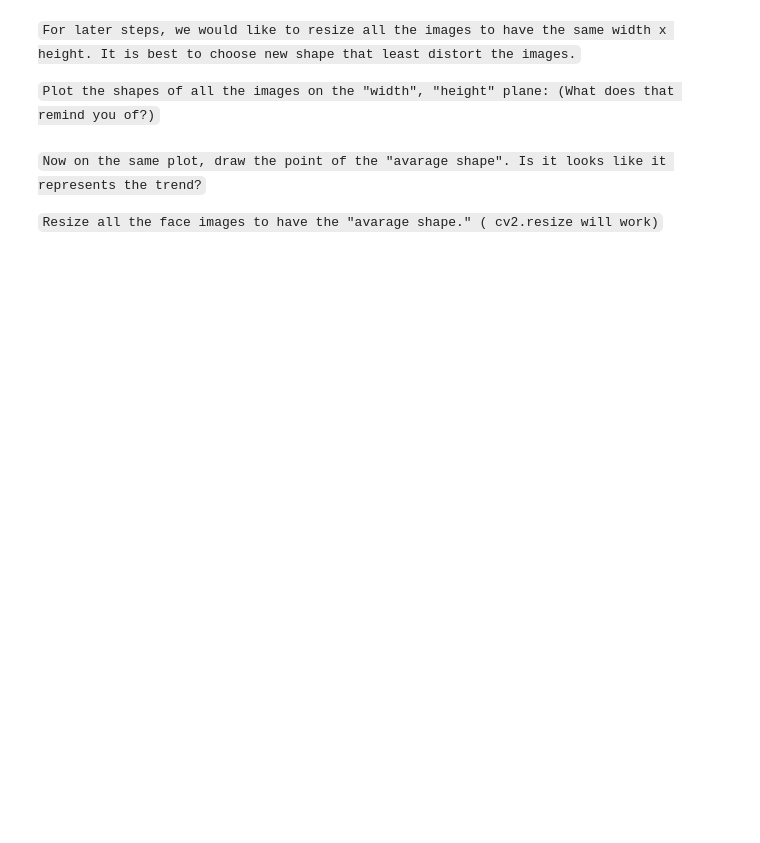
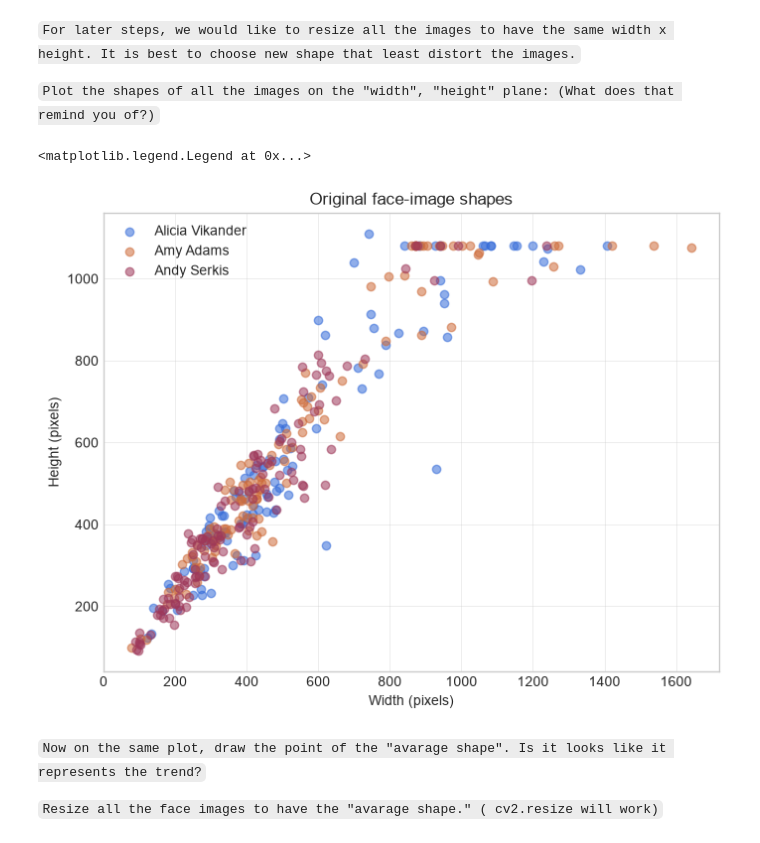
Before and after one commit to Avraham2489/DS_Training, a Jupyter notebook: D - ML/unsupervised/exercise/__clustering_exercise.ipynb, the cells around one changed output. Drawn from its saved outputs; the diff is of its cells as text; code cells hidden in the pictures; blank space fills up the shorter version.

````diff
--- a/D - ML/unsupervised/exercise/__clustering_exercise.ipynb
+++ b/D - ML/unsupervised/exercise/__clustering_exercise.ipynb
@@ -66,14 +219,5 @@ from sklearn.cluster import KMeans
 # %%
 celebs = ['Alicia Vikander', 'Amy Adams', 'Andy Serkis']
 # images folder in: https://drive.google.com/file/d/1nUk_Q-ahhUrjmUl_sM9ovb84DybuaQCe/view?usp=sharing
-# %%
-def read_gray_image(path):
-    """
-    return array with:
-    0-axis: height
-    1-axis: width
-    2-axis: color(rgb)
-    """
-    return cv2.cvtColor(cv2.imread(path)[:,:,::-1], cv2.COLOR_RGB2GRAY)
 # %% [markdown]
 ```First we load the face images:```
@@ -95,6 +259,30 @@ for j, c in enumerate(celebs):
 ```For later steps, we would like to resize all the images to have the same width x height. It is best to choose new shape that least distort the images.```
 
 ```Plot the shapes of all the images on the "width", "height" plane: (What does that remind you of?)```
+# %%
+image_shapes = np.array(
+    object=[(image.shape[1], image.shape[0]) for image in face_imgs],
+    dtype=np.int32,
+)
+
+figure, axes = plt.subplots(figsize=(8, 6))
+for celebrity_index, celebrity_name in enumerate(celebs):
+    celebrity_mask = np.array(object=labels) == celebrity_index
+    axes.scatter(
+        x=image_shapes[celebrity_mask, 0],
+        y=image_shapes[celebrity_mask, 1],
+        alpha=0.55,
+        label=celebrity_name,
+    )
+axes.set(
+    xlabel="Width (pixels)",
+    ylabel="Height (pixels)",
+    title="Original face-image shapes",
+)
+axes.legend()
+# %% [output]
+<matplotlib.legend.Legend at 0x...>
+[figure, added]
 # %% [markdown]
 ```Now on the same plot, draw the point of the "avarage shape". Is it looks like it represents the trend?```
 
````
Also changed, not shown: parts of 28 cells of this notebook, 3 other files.
